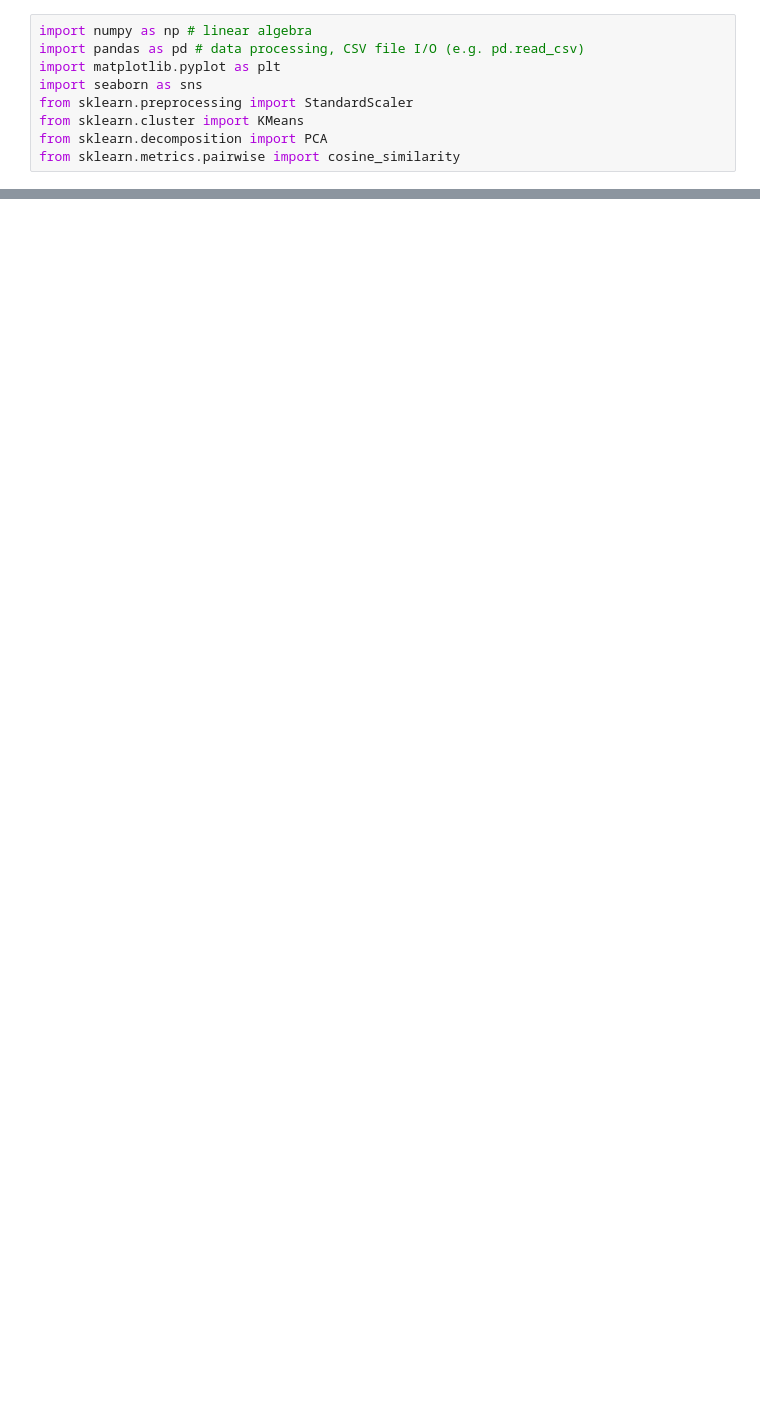
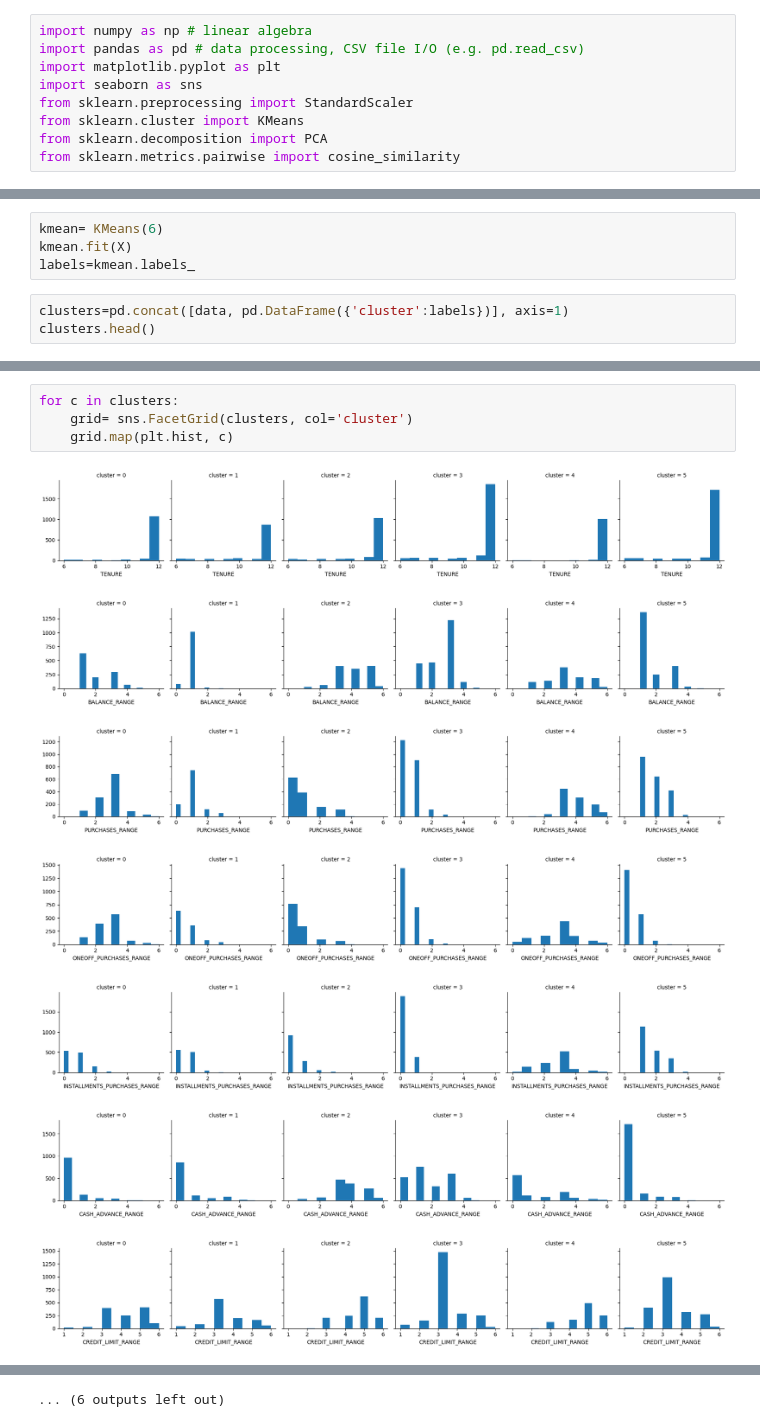
Before and after one commit to Malvape/Credit-Card-Clustering-Kaggle, a Jupyter notebook: Solucion.ipynb, the cells around one changed output, grey strips where cells are left out. Cells and saved outputs as stored; diff of their text form; blank space fills up the shorter version.

```diff
--- a/Solucion.ipynb
+++ b/Solucion.ipynb
@@ -35,0 +143,7 @@ data.isnull().sum().sort_values(ascending=False).head()
+# %%
+kmean= KMeans(6)
+kmean.fit(X)
+labels=kmean.labels_
+# %%
+clusters=pd.concat([data, pd.DataFrame({'cluster':labels})], axis=1)
+clusters.head()
@@ -35,0 +157,12 @@ data.isnull().sum().sort_values(ascending=False).head()
+# %%
+for c in clusters:
+    grid= sns.FacetGrid(clusters, col='cluster')
+    grid.map(plt.hist, c)
+# %% [output]
+[figure, added]
+[figure, added]
+[figure, added]
+[figure, added]
+[figure, added]
+[figure, added]
+[figure, added]
@@ -35,0 +174 @@ data.isnull().sum().sort_values(ascending=False).head()
+... (6 outputs left out)
```
Also changed, not shown: parts of 18 cells of this notebook.
